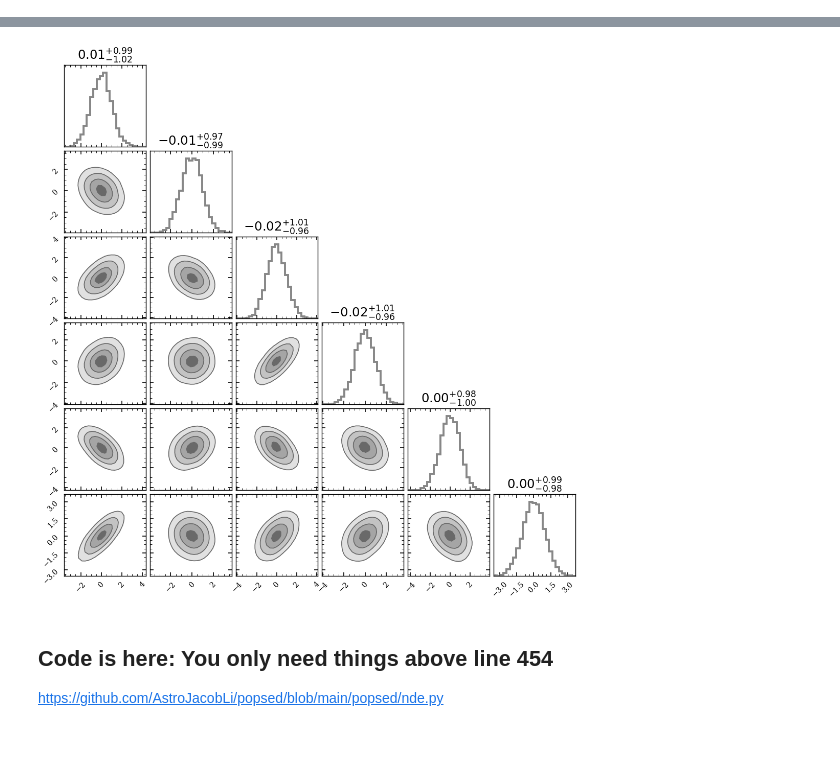
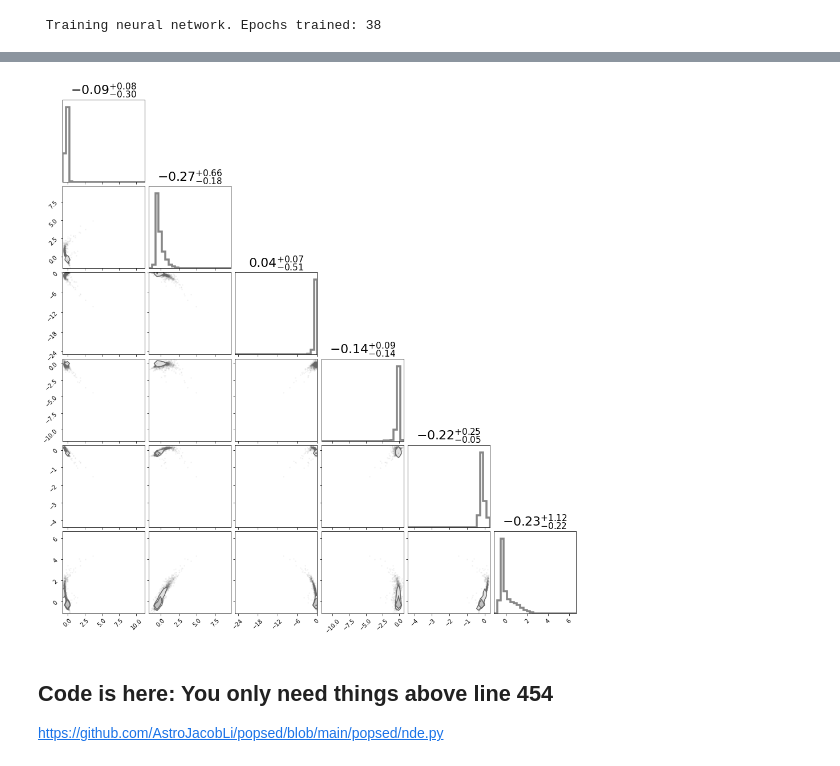
Before and after one commit to AstroJacobLi/popsed, a Jupyter notebook: notebooks/neural_density_estimator/NMF/mass_z_prior/NF_yan.ipynb, the cells around one changed output, grey strips where cells are left out. Drawn from its saved outputs; the diff is of its cells as text; code cells hidden in the pictures.

```diff
--- a/notebooks/neural_density_estimator/NMF/mass_z_prior/NF_yan.ipynb
+++ b/notebooks/neural_density_estimator/NMF/mass_z_prior/NF_yan.ipynb
@@ -14,17 +33,24 @@ C = D_half*A*D_half
+# %%
+anpe.append_simulations(
+    logsnrs,
+    mags)
+p_x_y_estimator = anpe.train()
+# %% [output]
+ Training neural network. Epochs trained: 38
 # %%
-sample = np.random.multivariate_normal(np.zeros(6), C, size=(5000))
+# sample = np.random.multivariate_normal(np.zeros(6), C, size=(5000))
 # %%
 figure = corner.corner(
-    sample,
+    sample.detach().cpu().numpy(),
     color='dimgray',
     bins=25,
-    smooth=1.5,
+    smooth=0.01,
     fill_contours=True,
     show_titles=True,
     title_kwargs={'fontsize': 22},
     label_kwargs={'fontsize': 26},
     labelpad=0.15,
     hist_kwargs={'density': True},
-    plot_datapoints=False
+    plot_datapoints=True
     )
 # %% [output]
@@ -31,4 +72,4 @@ figure = corner.corner(
-[figure, old version]
+[figure, new version]
 # %% [markdown]
 ## Code is here: You only need things above line 454
 https://github.com/AstroJacobLi/popsed/blob/main/popsed/nde.py
```
Also changed, not shown: parts of 8 cells of this notebook, 4 other files.
